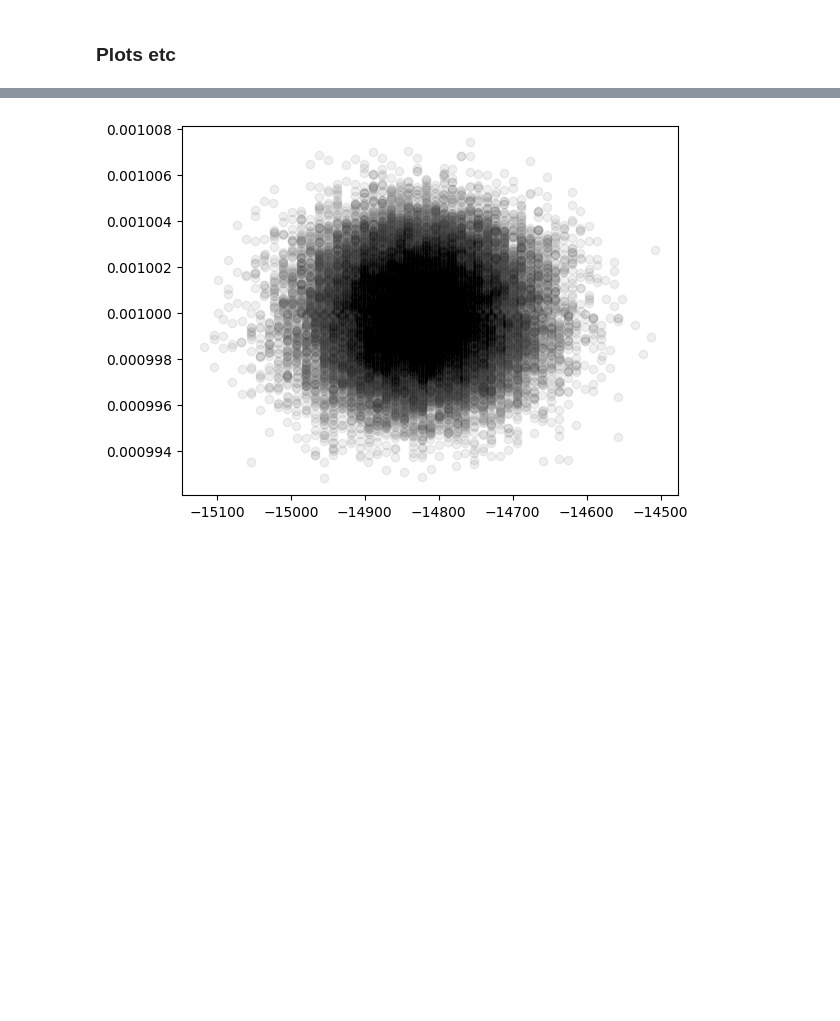
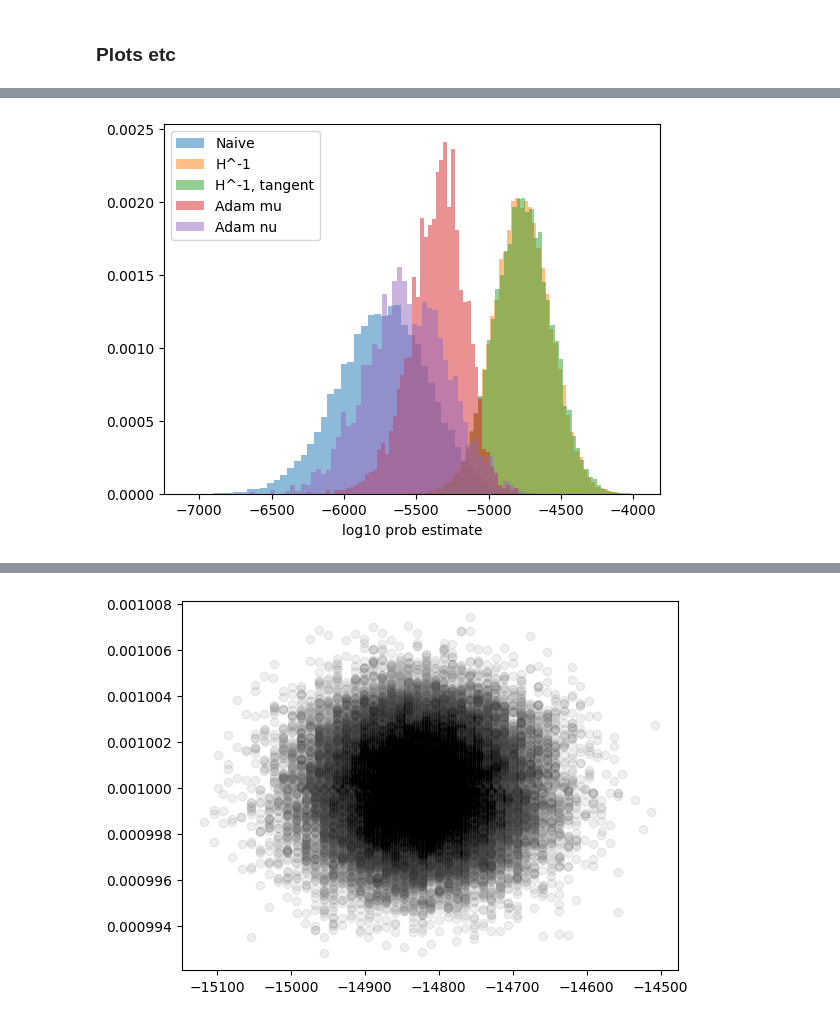
Before and after one commit to EleutherAI/basin-volume, a Jupyter notebook: basin_precondition.ipynb, the cells around one changed output, grey strips where cells are left out. Cells and saved outputs as stored; diff of their text form; code cells hidden in the pictures; blank space fills up the shorter version.

```diff
--- a/basin_precondition.ipynb
+++ b/basin_precondition.ipynb
@@ -848,2 +978,0 @@ plt.show()
-# %%
-results_v = get_estimates_sphere_vectorized(300)
@@ -850,3 +1003,17 @@ results_v = get_estimates_sphere_vectorized(300)
+# %%
+nbins = int(jnp.sqrt(results_mu[0].shape[0]))
+settings = {'bins': nbins, 'alpha': 0.5, 'density': True}
+plt.hist(results_v[0] / jnp.log(10), **settings, label="Naive")
+#plt.hist(results_p[0] / jnp.log(10), **settings, label="H^-0.5, eps=.001")
+plt.hist(results_p_opt[0] / jnp.log(10), **settings, label="H^-1")
+plt.hist(results_tangent[0] / jnp.log(10), **settings, label="H^-1, tangent")
+plt.hist(results_mu[0] / jnp.log(10), **settings, label="Adam mu")
+plt.hist(results_nu[0] / jnp.log(10), **settings, label="Adam nu")
+plt.xlabel("log10 prob estimate")
+plt.legend()
+plt.show()
+# %% [output]
+[figure, added]
 # %%
 results_v = get_estimates_sphere_vectorized(3000)
 # %%
```
Also changed, not shown: parts of 28 cells of this notebook.
